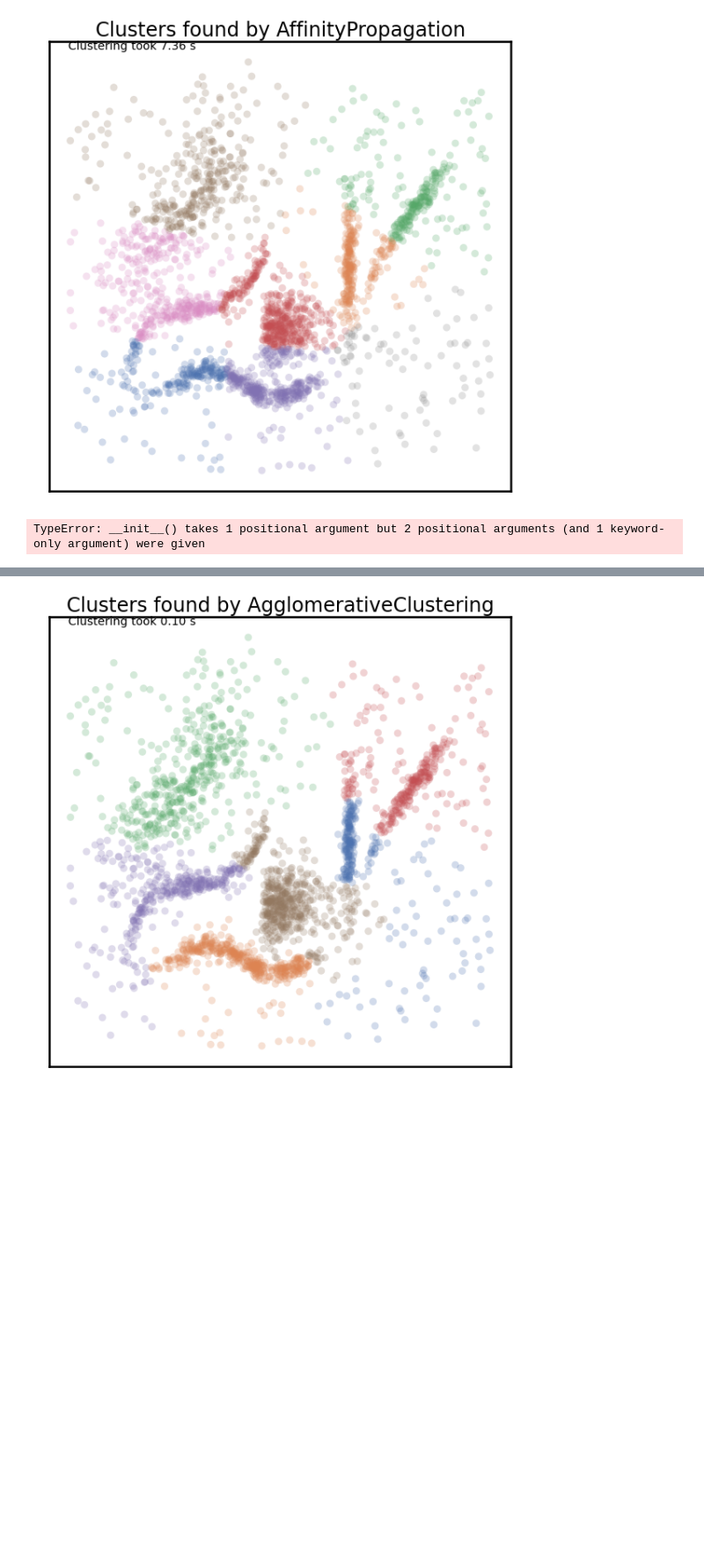
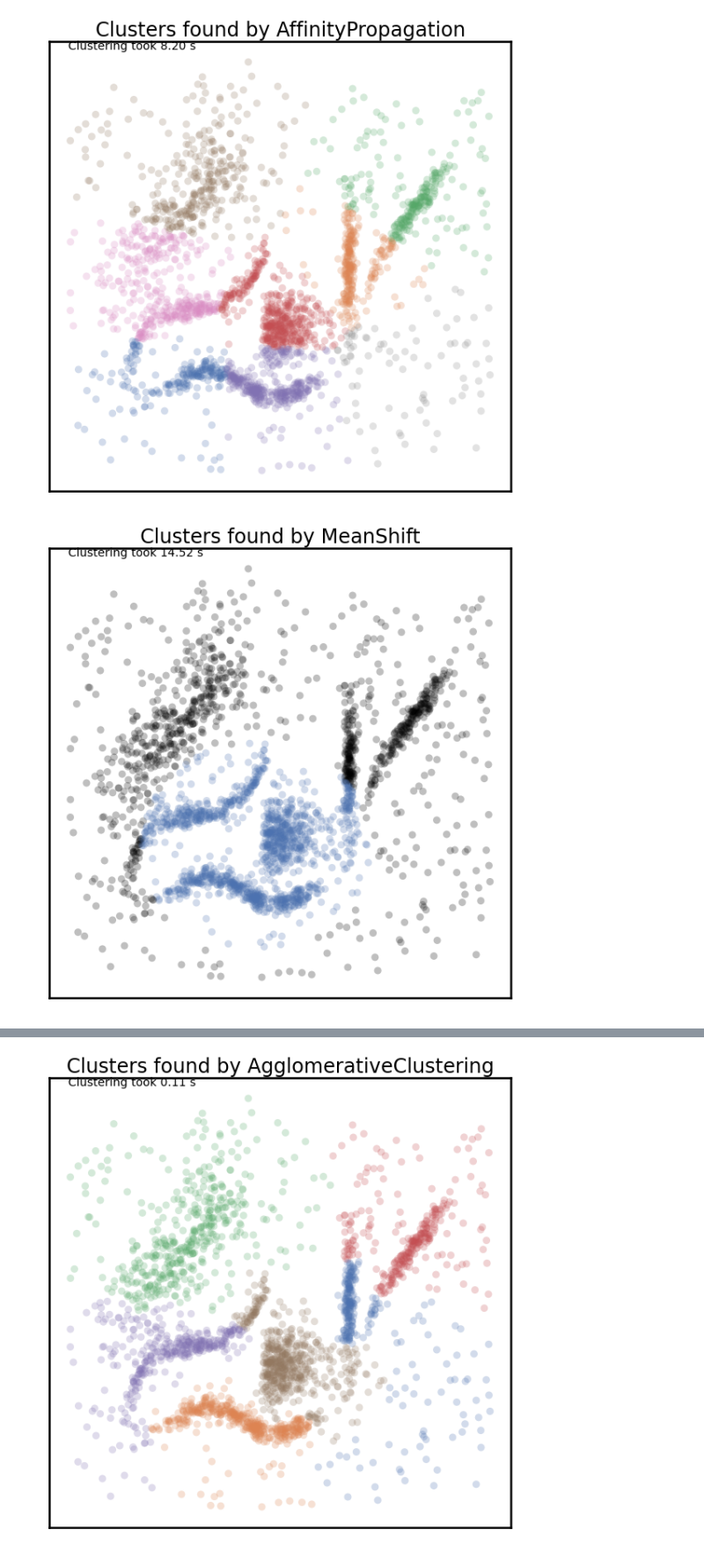
Before and after one commit to MiguelHeCa/tfm-nlp, a Jupyter notebook: HDBSCAN.ipynb, the cells around one changed output, grey strips where cells are left out. Shown at 88% size. Saved outputs shown, nothing was run; the diff lists cells and outputs as text; code cells hidden in the pictures; blank space fills up the shorter version.

```diff
--- a/HDBSCAN.ipynb
+++ b/HDBSCAN.ipynb
@@ -179,9 +229,9 @@ plot_clusters(data, cluster.AffinityPropagation, (), {'preference':-5.0, 'dampin
 # %% [output]
 [figure]
 # %%
-plot_clusters(data, cluster.MeanShift, (0.175,), {'cluster_all':False})
+plot_clusters(data, cluster.MeanShift, (), {'cluster_all':False})
 # %% [output]
-TypeError: __init__() takes 1 positional argument but 2 positional arguments (and 1 keyword-only argument) were given
+[figure, added]
 # %%
 plot_clusters(data, cluster.SpectralClustering, (), {'n_clusters':6})
 # %% [output]
```
Also changed, not shown: parts of 9 cells of this notebook, 8 other files.
